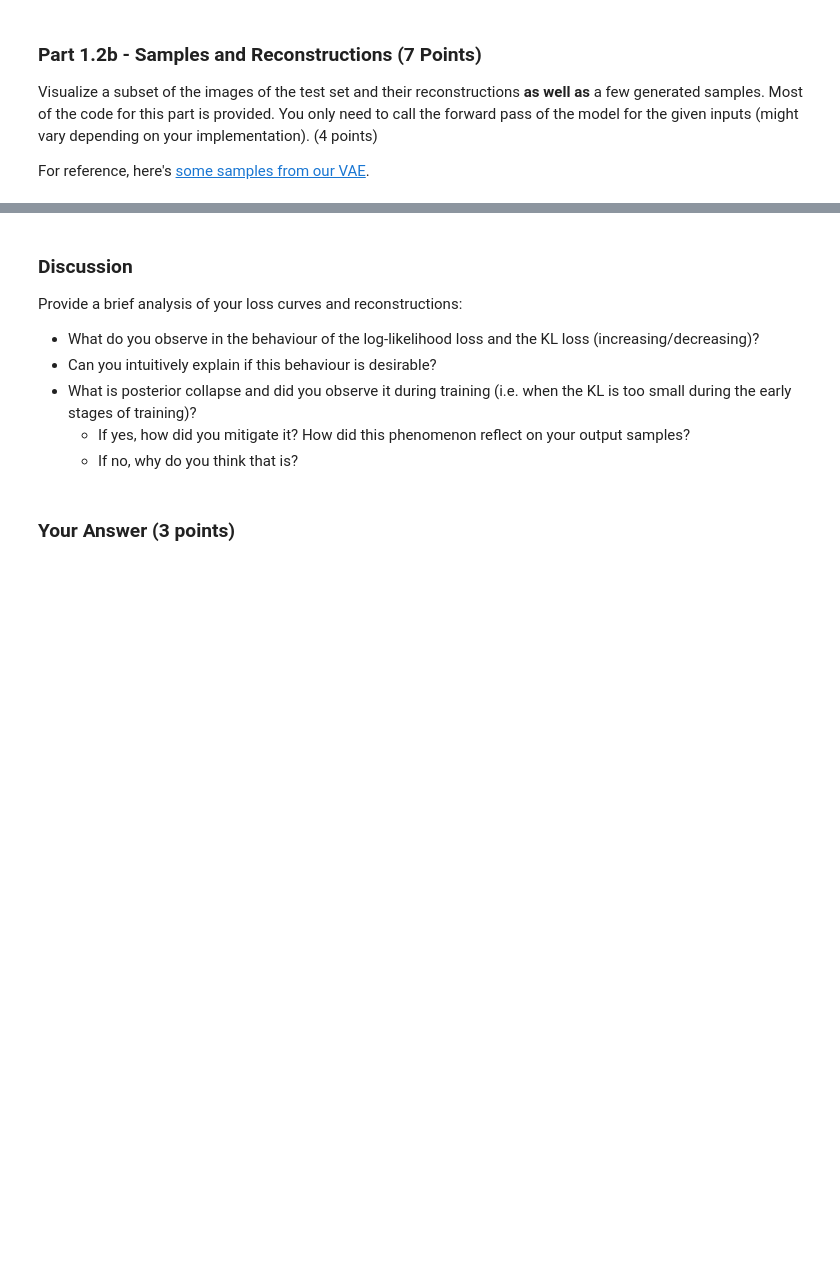
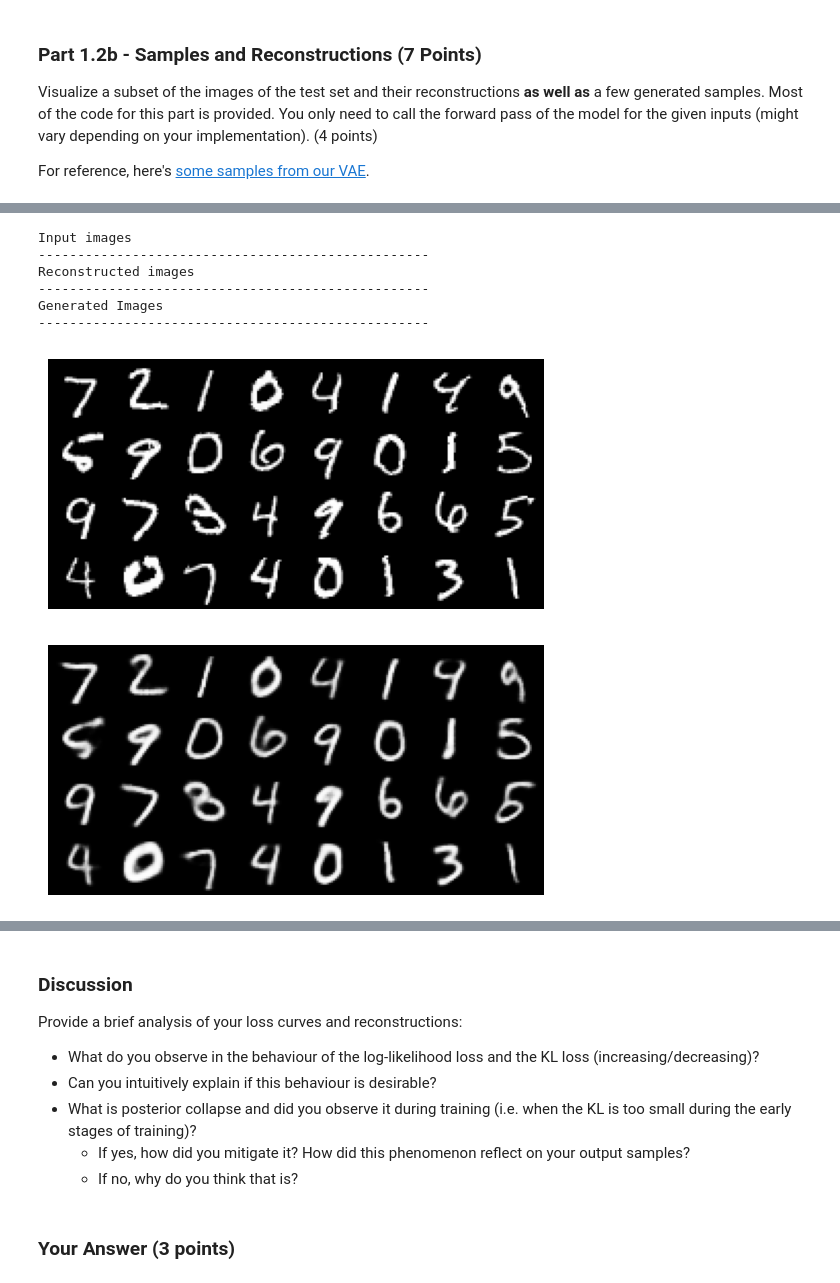
Before and after one commit to Dovis01/DeepLearning_VAE_DDPM, a Jupyter notebook: dl_cw2.ipynb, the cells around one changed output, grey strips where cells are left out. Cells and saved outputs as stored; diff of their text form; code cells hidden in the pictures; blank space fills up the shorter version.

```diff
--- a/dl_cw2.ipynb
+++ b/dl_cw2.ipynb
@@ -480,13 +492,22 @@ There are multiple accepted solutions. Explain your design choices based on the
 # %%
+
 # *CODE FOR PART 1.1b IN THIS CELL*
 
 def loss_function_VAE(recon_x, x, mu, logvar, beta):
     #######################################################################
     #                       ** START OF YOUR CODE **
     #######################################################################
+    """
+    For a dataset like MNIST, the pixel values are normalized to the [0,1] interval after transforms.ToTensor()
+    Therefore, we can assume that each pixel follows a Bernoulli distribution and approximate the reconstruction loss by Binary Cross-Entropy (BCE)
+    """
     # Use Binary Cross Entropy to calculate the negative log likelihood
-    NLL = F.binary_cross_entropy(recon_x, x, reduction='mean')
+    NLL = F.binary_cross_entropy(recon_x, x, reduction='sum')
 
+    """
+    For hidden variables, we define them by having the encoder output parameters 𝜇(𝑥) and log⁡𝜎2(𝑥)
+    The prior 𝑝(𝑧) is chosen as the standard normal distribution 𝑁(0,𝐼). Then the KL divergence has an analytical expression:
+    """
     # Calculate the Kullback-Leibler divergence
     KLD = -0.5 * torch.sum(1 + logvar - mu.pow(2) - logvar.exp())
 
@@ -495,6 +516,7 @@ def loss_function_VAE(recon_x, x, mu, logvar, beta):
     #######################################################################
     #                       ** END OF YOUR CODE **
     #######################################################################
+
 
 model = VAE(1, latent_dim).to(device)
 model_path = f"./VAE_model_{latent_dim}.pth"
@@ -505,21 +527,18 @@ if os.path.exists(model_path) and load_checkpoint:
     print("loading existing model...")
     model.load_state_dict(torch.load(model_path))
 
-optimizer = torch.optim.Adam(model.parameters(), lr=learning_rate)
-scheduler = torch.optim.lr_scheduler.StepLR(optimizer, step_size = lr_step_size, gamma = lr_gamma)
-
 train_losses = []
 test_losses = []
 
-max_beta = 5
-annealing_epochs = 10  # Annealing period
 num_epochs = 35
+total_steps = num_epochs * len(loader_train)
+optimizer = torch.optim.Adam(model.parameters(), lr=learning_rate)
+scheduler = torch.optim.lr_scheduler.CosineAnnealingLR(optimizer, T_max=total_steps)
 
 for epoch in range(num_epochs):
     #######################################################################
     #                       ** START OF YOUR CODE **
     #######################################################################
-    current_beta = max_beta * min(1.0, epoch / annealing_epochs)
     # Training loop
     total_loss, total_NLL_loss, total_KLD_loss = 0, 0, 0
     model.train()
@@ -531,9 +550,10 @@ for epoch in range(num_epochs):
         # Get reconstructions, mu, and logvar
         recon, mu, logvar = model(data)
 
-        loss, NLL_loss, KLD_loss = loss_function_VAE(recon, data, mu, logvar, current_beta)
+        loss, NLL_loss, KLD_loss = loss_function_VAE(recon, data, mu, logvar, beta)
         loss.backward()
         optimizer.step()
+        scheduler.step()
 
         total_loss += loss.item()
         total_NLL_loss += NLL_loss.item()
@@ -549,16 +569,14 @@ for epoch in range(num_epochs):
         for data, y in loader_test:
             data = data.to(device)
             recon, mu, logvar = model(data)
-            loss, NLL_loss, KLD_loss = loss_function_VAE(recon, data, mu, logvar, current_beta)
+            loss, NLL_loss, KLD_loss = loss_function_VAE(recon, data, mu, logvar, beta)
             total_loss += loss.item()
             total_NLL_loss += NLL_loss.item()
             total_KLD_loss += KLD_loss.item()
 
     test_losses.append([total_loss / len(loader_test.dataset), total_NLL_loss / len(loader_test.dataset), total_KLD_loss / len(loader_test.dataset)])
     lr = optimizer.param_groups[0]['lr']
-    print(f'Epoch: {epoch}, current_beta = {current_beta:.3f}, train loss = {train_losses[-1][0]:.2f}, test loss = {test_losses[-1][0]:.2f}, lr = {lr:.5f}')
-
-    scheduler.step()
+    print(f'Epoch: {epoch}, current_beta = {beta:.6f}, train loss = {train_losses[-1][0]:.2f}, test loss = {test_losses[-1][0]:.2f}, lr = {lr:.5f}')
 
     #######################################################################
     #                       ** END OF YOUR CODE **
@@ -691,39 +771,49 @@ show(img)
 print('Reconstructed images')
 print('-'*50)
 model.eval()
+fixed_input = fixed_input.to(device)
 with torch.no_grad():
     # visualize the reconstructed images of the last batch of test set
 
     #######################################################################
     #                       ** START OF YOUR CODE **
     #######################################################################
-    ...
+    recon_batch, _, _ = model(fixed_input)
     #######################################################################
     #                       ** END OF YOUR CODE **
     #######################################################################
 
     recon_batch = recon_batch.cpu()
     recon_batch = make_grid(denorm(recon_batch), nrow=8, padding=2, normalize=False,
                              scale_each=False, pad_value=0)
     plt.figure()
     show(recon_batch)
 
 print('Generated Images')
 print('-'*50)
 model.eval()
 n_samples = 256
 z = torch.randn(n_samples,latent_dim).to(device)
 with torch.no_grad():
     #######################################################################
     #                       ** START OF YOUR CODE **
     #######################################################################
-    ...
+    samples = model.decode(z)
     #######################################################################
     #                       ** END OF YOUR CODE **
     #######################################################################
 
     samples = samples.cpu()
     samples = make_grid(denorm(samples), nrow=16, padding=2, normalize=False,
                              scale_each=False, pad_value=0)
     plt.figure(figsize = (8,8))
     show(samples)
+# %% [output]
+Input images
+--------------------------------------------------
+Reconstructed images
+--------------------------------------------------
+Generated Images
+--------------------------------------------------
+[figure, added]
+[figure, added]
```
Also changed, not shown: parts of 36 cells of this notebook, 5 other files.
